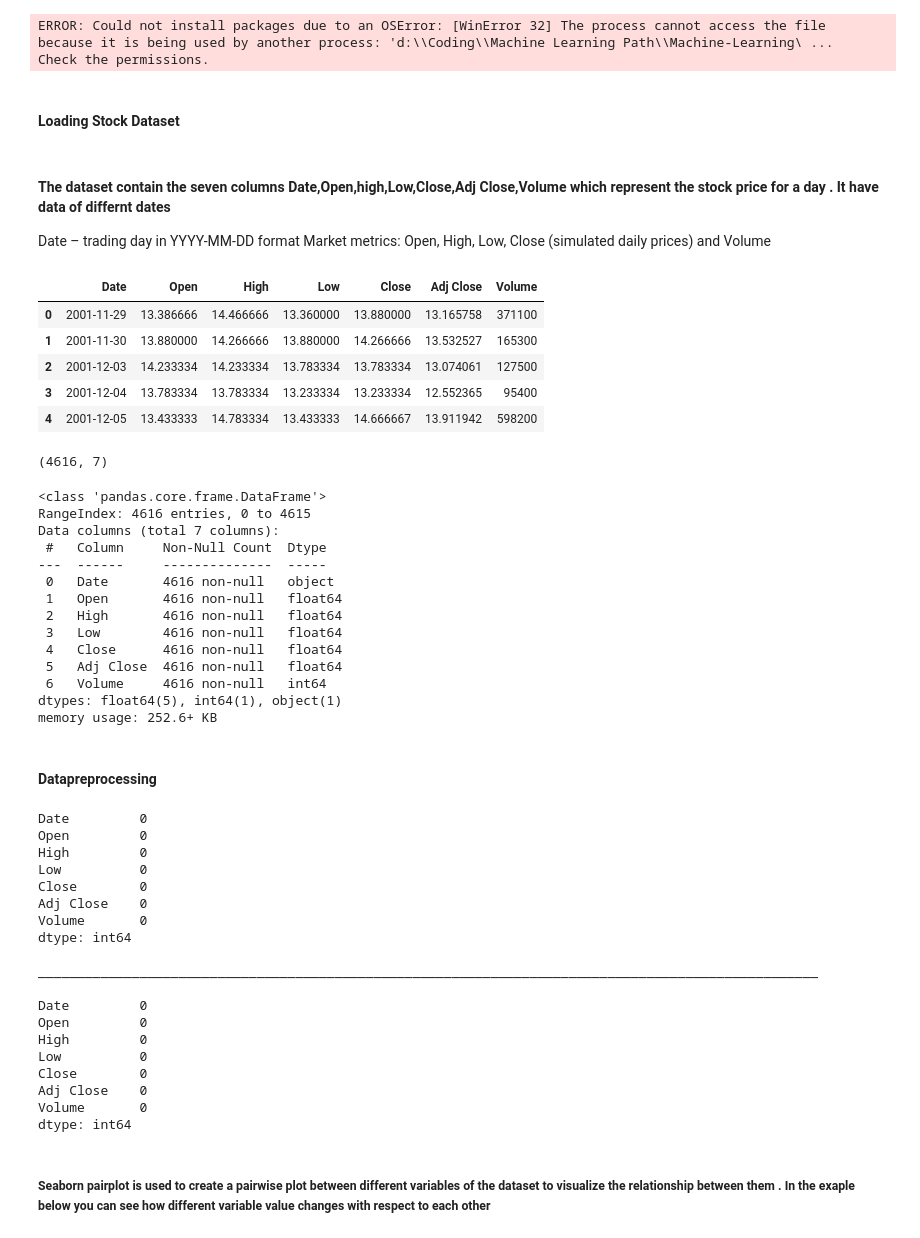
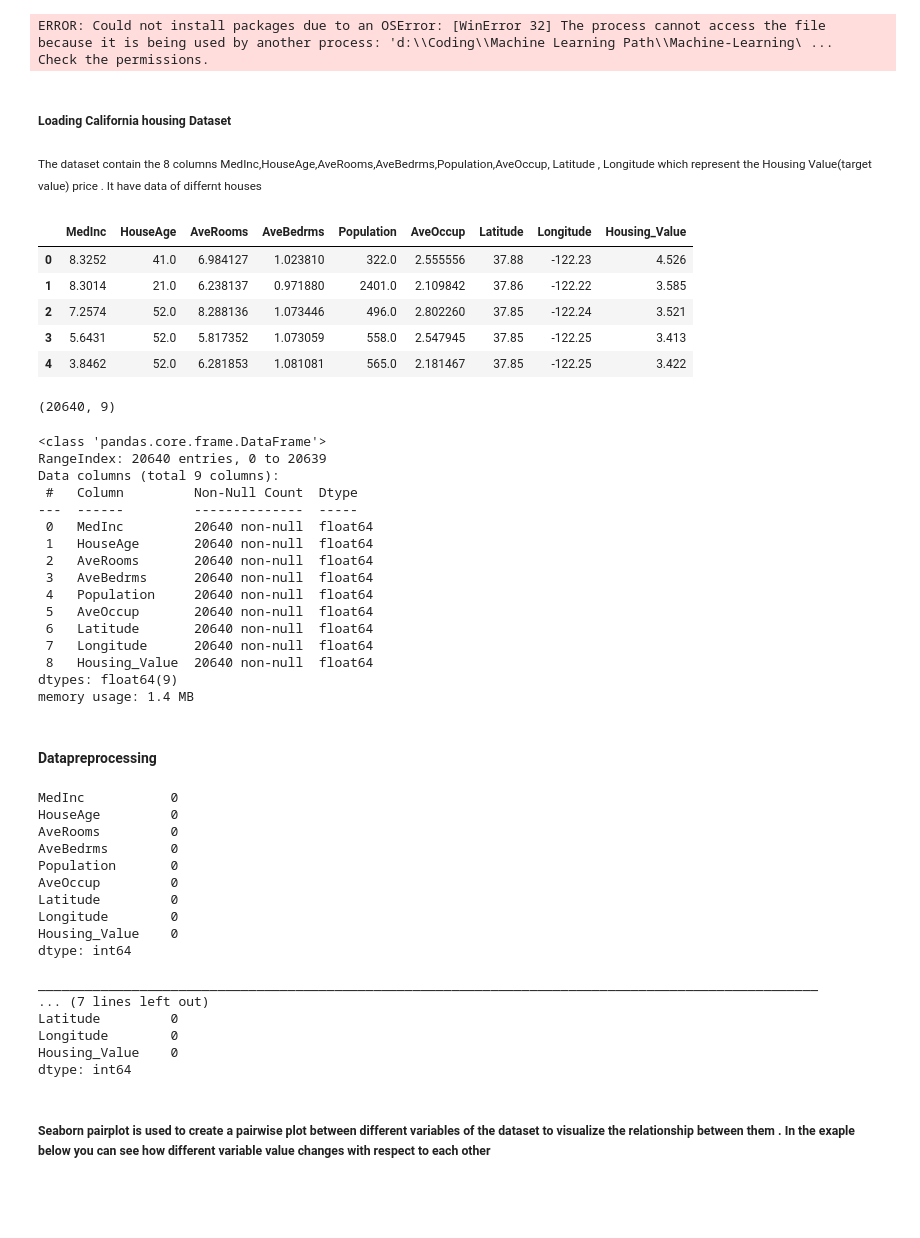
Before and after one commit to Yashvir835/Machine-Learning, a Jupyter notebook: 1 Supervised Machine learning/1.2 Regularization in regression/regularization_in_regression.ipynb, the cells around one changed output. Saved outputs shown, nothing was run; the diff lists cells and outputs as text; code cells hidden in the pictures; blank space fills up the shorter version.

```diff
--- a/1 Supervised Machine learning/1.2 Regularization in regression/regularization_in_regression.ipynb
+++ b/1 Supervised Machine learning/1.2 Regularization in regression/regularization_in_regression.ipynb
@@ -39,40 +40,40 @@ from tensorflow.keras.layers import Normalization , Dense ,InputLayer
 # %% [markdown]
-#### Loading Stock Dataset
+##### Loading California housing Dataset
 # %% [markdown]
-#### The dataset contain the seven columns Date,Open,high,Low,Close,Adj Close,Volume which represent the stock price for a day . It have data of differnt dates
-Date – trading day in YYYY-MM-DD format
-Market metrics: Open, High, Low, Close (simulated daily prices) and Volume
+<small>The dataset contain the 8 columns MedInc,HouseAge,AveRooms,AveBedrms,Population,AveOccup, Latitude , Longitude  which represent the Housing Value(target value) price . It have data of differnt houses </small>
 # %%
-data = pd.read_csv("./data_set/AAP.csv")
+data = pd.read_csv("./data_set/California_housing.csv")
 data.head()
 # %% [output]
-|  | Date | Open | High | Low | Close | Adj Close | Volume |
-| 0 | 2001-11-29 | 13.386666 | 14.466666 | 13.360000 | 13.880000 | 13.165758 | 371100 |
-| 1 | 2001-11-30 | 13.880000 | 14.266666 | 13.880000 | 14.266666 | 13.532527 | 165300 |
-| 2 | 2001-12-03 | 14.233334 | 14.233334 | 13.783334 | 13.783334 | 13.074061 | 127500 |
-| 3 | 2001-12-04 | 13.783334 | 13.783334 | 13.233334 | 13.233334 | 12.552365 | 95400 |
-| 4 | 2001-12-05 | 13.433333 | 14.783334 | 13.433333 | 14.666667 | 13.911942 | 598200 |
+|  | MedInc | HouseAge | AveRooms | AveBedrms | Population | AveOccup | Latitude | Longitude | Housing_Value |
+| 0 | 8.3252 | 41.0 | 6.984127 | 1.023810 | 322.0 | 2.555556 | 37.88 | -122.23 | 4.526 |
+| 1 | 8.3014 | 21.0 | 6.238137 | 0.971880 | 2401.0 | 2.109842 | 37.86 | -122.22 | 3.585 |
+| 2 | 7.2574 | 52.0 | 8.288136 | 1.073446 | 496.0 | 2.802260 | 37.85 | -122.24 | 3.521 |
+| 3 | 5.6431 | 52.0 | 5.817352 | 1.073059 | 558.0 | 2.547945 | 37.85 | -122.25 | 3.413 |
+| 4 | 3.8462 | 52.0 | 6.281853 | 1.081081 | 565.0 | 2.181467 | 37.85 | -122.25 | 3.422 |
 # %%
 data.shape # displaying the shape of the data
 # %% [output]
-(4616, 7)
+(20640, 9)
 # %%
 data.info()
 # %% [output]
 <class 'pandas.core.frame.DataFrame'>
-RangeIndex: 4616 entries, 0 to 4615
-Data columns (total 7 columns):
- #   Column     Non-Null Count  Dtype
----  ------     --------------  -----
- 0   Date       4616 non-null   object
- 1   Open       4616 non-null   float64
- 2   High       4616 non-null   float64
- 3   Low        4616 non-null   float64
- 4   Close      4616 non-null   float64
- 5   Adj Close  4616 non-null   float64
- 6   Volume     4616 non-null   int64
-dtypes: float64(5), int64(1), object(1)
-memory usage: 252.6+ KB
+RangeIndex: 20640 entries, 0 to 20639
+Data columns (total 9 columns):
+ #   Column         Non-Null Count  Dtype
+---  ------         --------------  -----
+ 0   MedInc         20640 non-null  float64
+ 1   HouseAge       20640 non-null  float64
+ 2   AveRooms       20640 non-null  float64
+ 3   AveBedrms      20640 non-null  float64
+ 4   Population     20640 non-null  float64
+ 5   AveOccup       20640 non-null  float64
+ 6   Latitude       20640 non-null  float64
+ 7   Longitude      20640 non-null  float64
+ 8   Housing_Value  20640 non-null  float64
+dtypes: float64(9)
+memory usage: 1.4 MB
 # %% [markdown]
 #### Datapreprocessing
 # %%
@@ -88,24 +89,22 @@ print("_"*100)
 print("")
 print(data.isnull().sum())
 # %% [output]
-Date         0
-Open         0
-High         0
-Low          0
-Close        0
-Adj Close    0
-Volume       0
+MedInc           0
+HouseAge         0
+AveRooms         0
+AveBedrms        0
+Population       0
+AveOccup         0
+Latitude         0
+Longitude        0
+Housing_Value    0
 dtype: int64
 
 ____________________________________________________________________________________________________
-
-Date         0
-Open         0
-High         0
-Low          0
-Close        0
-Adj Close    0
-Volume       0
+... (7 lines left out)
+Latitude         0
+Longitude        0
+Housing_Value    0
 dtype: int64
 # %% [markdown]
 ##### Seaborn pairplot is used to create a pairwise plot between different variables of the dataset to visualize the relationship between them . In the exaple below you can see how different variable value changes with respect to each other
```
Also changed, not shown: parts of 27 cells of this notebook.
